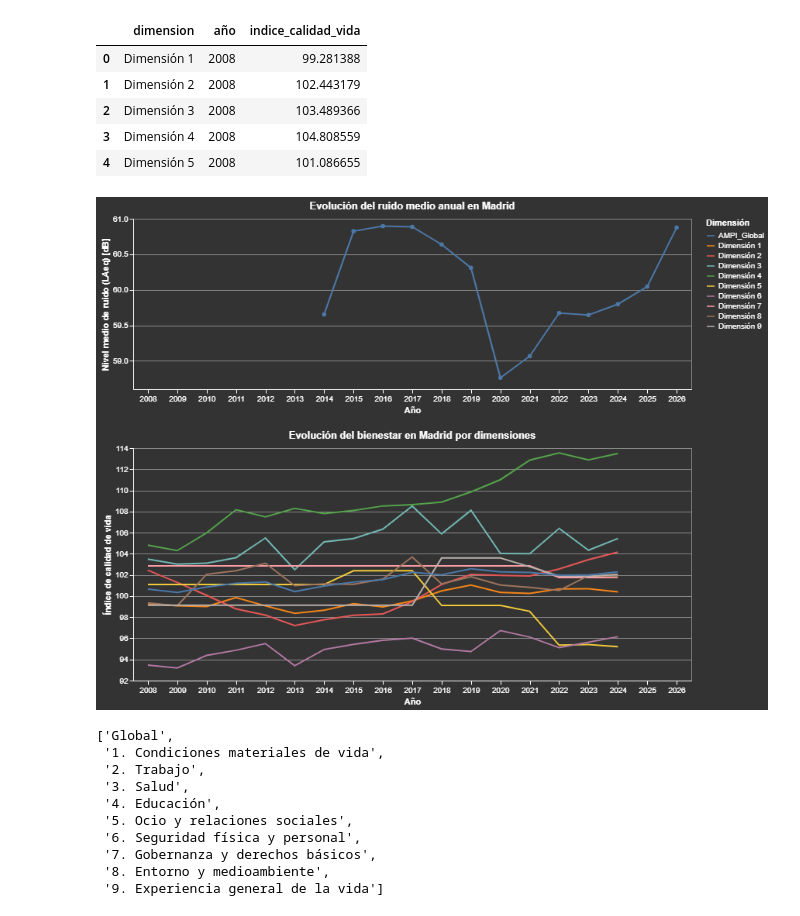
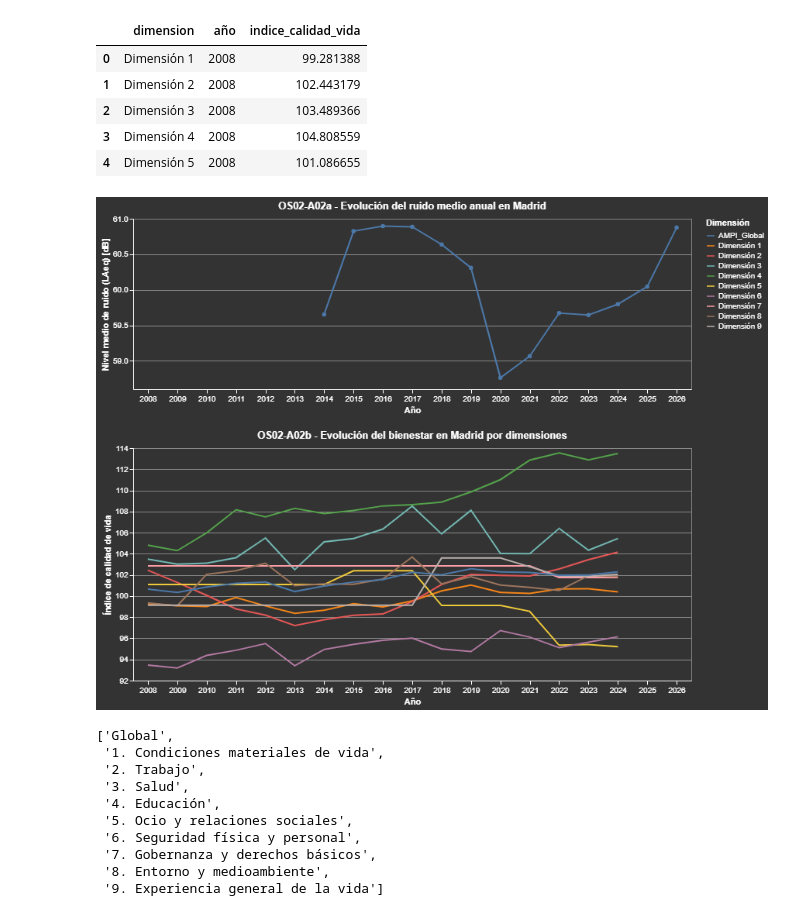
Before and after one commit to raq-abreu/Ruido-Visualizacion, a Jupyter notebook: notebooks entrega final/0S02-ruido-salud-bienestar.ipynb, the cells around one changed output. Saved outputs shown, nothing was run; the diff lists cells and outputs as text; code cells hidden in the pictures.

```diff
--- a/notebooks entrega final/0S02-ruido-salud-bienestar.ipynb
+++ b/notebooks entrega final/0S02-ruido-salud-bienestar.ipynb
@@ -414,36 +417,36 @@ chart_ruido = (
             alt.Tooltip("laeq_medio:Q", title="LAeq medio", format=".2f")
         ]
     )
-    .properties(width=720, height=220, title="Evolución del ruido medio anual en Madrid")
+    .properties(width=720, height=220, title="OS02-A02a - Evolución del ruido medio anual en Madrid")
 )
 
 # -------------------------
 # Gráfico 2: Bienestar Madrid (por dimensiones)
 # -------------------------
 chart_bienestar = (
     alt.Chart(df_bienestar_madrid_long)
     .mark_line()
     .encode(
         x=alt.X("año:O", title="Año", axis=alt.Axis(labelAngle=0)),
         y=alt.Y("indice_calidad_vida:Q", title="Índice de calidad de vida", scale=alt.Scale(zero=False)),
         color=alt.Color("dimension:N", title="Dimensión"),
         tooltip=[
             alt.Tooltip("dimension:N", title="Dimensión"),
             alt.Tooltip("año:O", title="Año"),
             alt.Tooltip("indice_calidad_vida:Q", title="Índice", format=".2f")
         ]
     )
-    .properties(width=720, height=300, title="Evolución del bienestar en Madrid por dimensiones")
+    .properties(width=720, height=300, title="OS02-A02b - Evolución del bienestar en Madrid por dimensiones")
 )
 
 # -------------------------
 # Visualización final OS02-A02
 # -------------------------
 vis_os02_a02 = alt.vconcat(chart_ruido, chart_bienestar).resolve_scale(x="shared")
 
 vis_os02_a02
 # %% [output]
-[figure, old version]
+[figure, new version]
 # %%
 #LITERALES DE LAS DIMENSIONES
 #Las dimensiones del bienestar se identifican mediante sus literales completos (salud, educación, trabajo, etc.),
```
Also changed, not shown: parts of 8 cells of this notebook, 3 other files.
